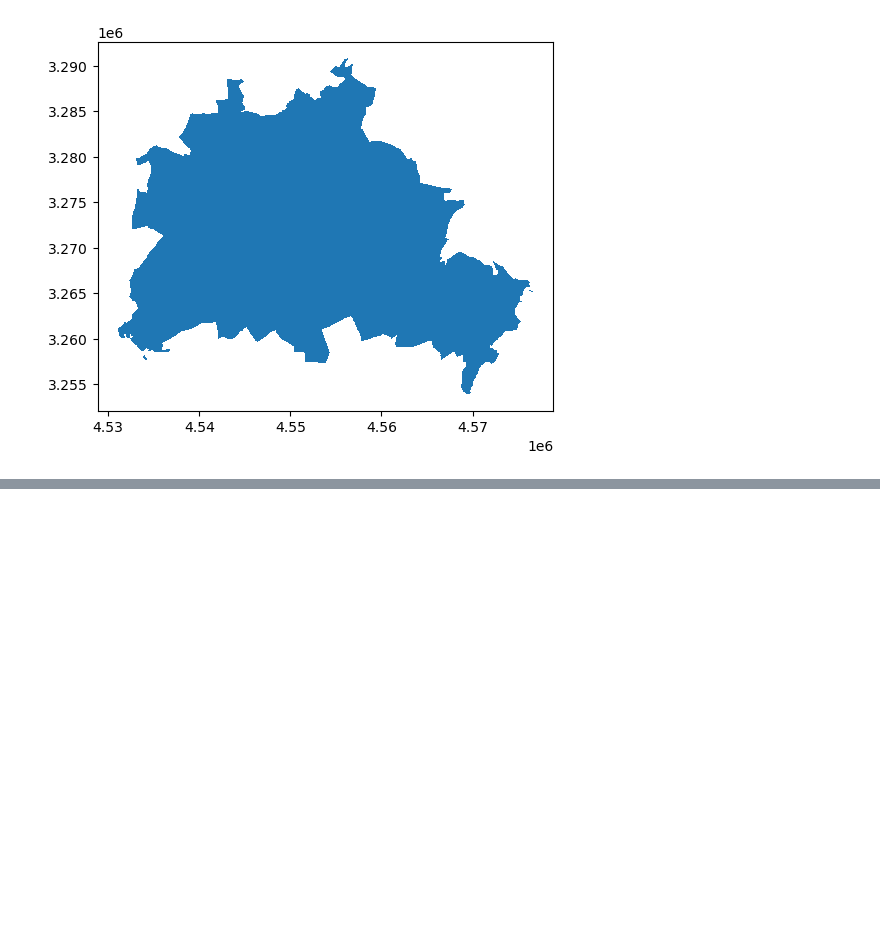
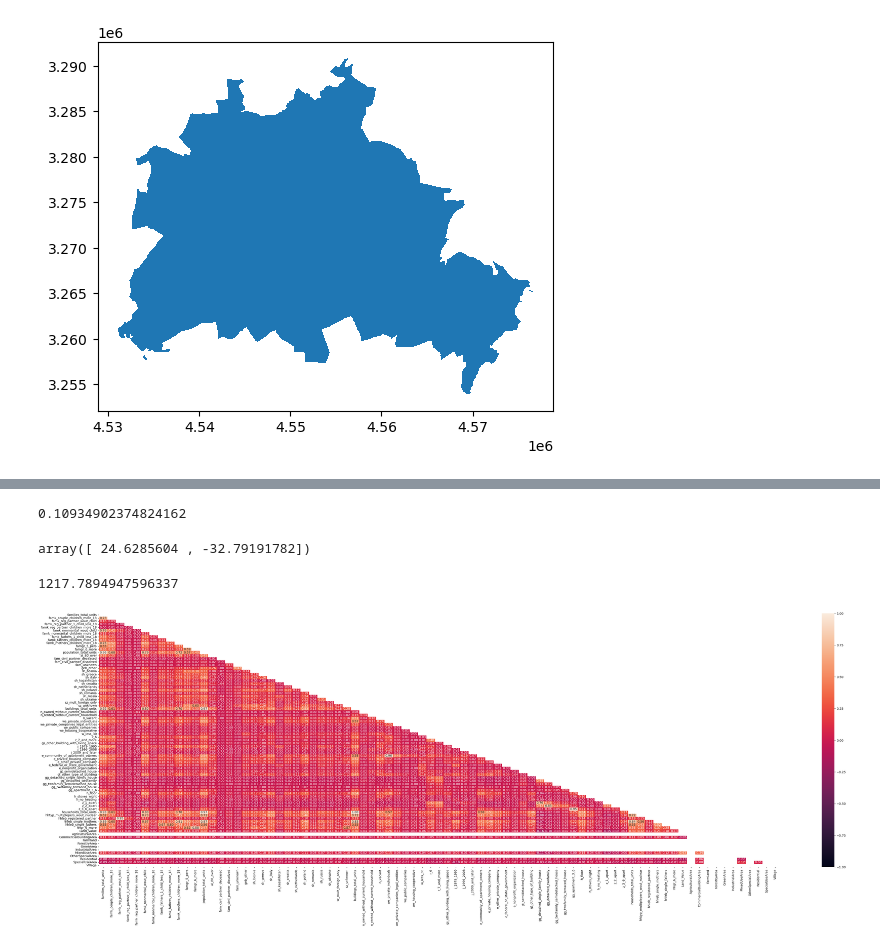
Before and after one commit to Schalwal/Geo-paw-sitioning, a Jupyter notebook: notebooks/landprice_prediction.ipynb, the cells around one changed output, grey strips where cells are left out. Drawn from its saved outputs; the diff is of its cells as text; code cells hidden in the pictures; blank space fills up the shorter version.

```diff
--- a/notebooks/landprice_prediction.ipynb
+++ b/notebooks/landprice_prediction.ipynb
@@ -65,0 +108,41 @@ result.geometry.plot()
+# %%
+reg.score(X, y)
+# %% [output]
+0.10934902374824162
+# %%
+reg.coef_
+# %% [output]
+array([ 24.6285604 , -32.79191782])
+# %%
+reg.intercept_
+# %% [output]
+1217.7894947596337
+# %%
+result_plotting = result[
+    result.columns[
+        ~result.columns.isin(
+            [
+                "Grid_Code",
+                "City_Code",
+                "geometry",
+                "City",
+                "index_right",
+                "Neighborhood_FID",
+                "Area_Types",
+                "Area_Count",
+                "City_Name",
+                "Neighborhood_Name",
+                "District_Name",
+            ]
+        )
+    ]
+]
+# %%
+corr = result_plotting.corr()
+matrix = np.triu(corr)
+# %%
+fig, ax = plt.subplots()
+fig.set_size_inches(50, 15)
+ax = sns.heatmap(corr, annot=True, fmt=".2f", mask=matrix, vmin=-1, vmax=1)
+# %% [output]
+[figure, added]
```
Also changed, not shown: parts of 10 cells of this notebook.
